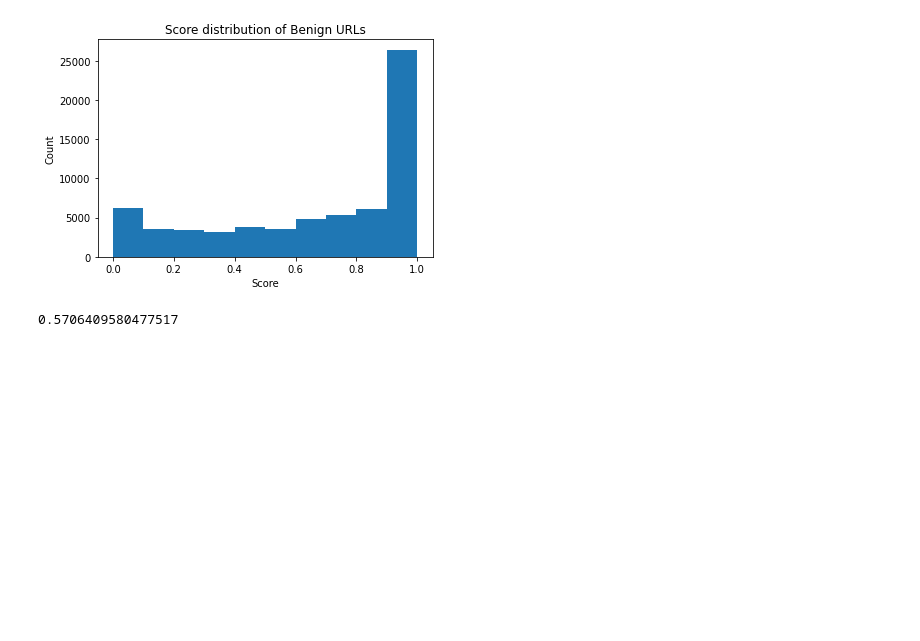
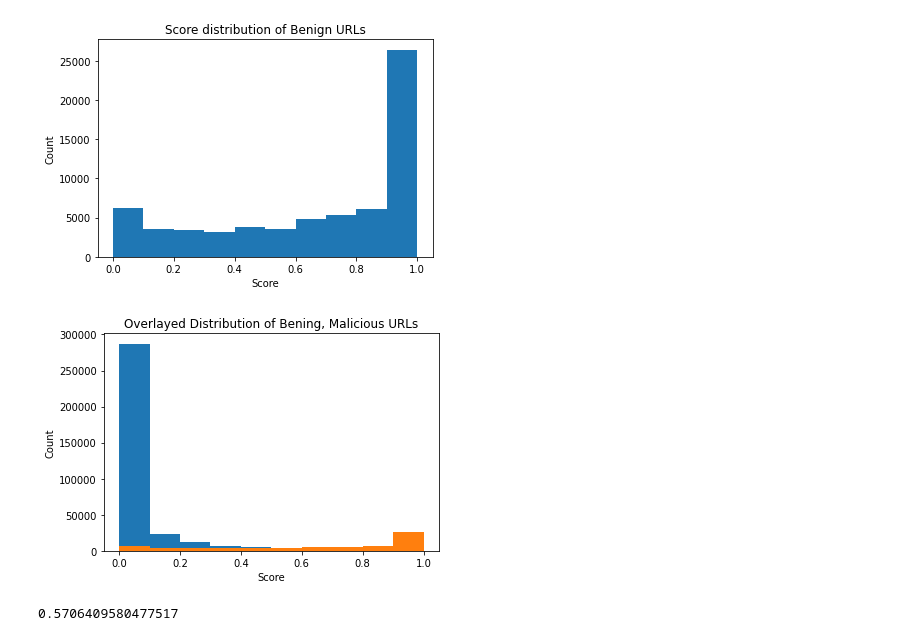
Before and after one commit to john-b-yang/cos513, a Jupyter notebook: etc/graphs.ipynb, the cells around one changed output. Drawn from its saved outputs; the diff is of its cells as text; code cells hidden in the pictures; blank space fills up the shorter version.

Commit message:
Overlaid URL distributions img

```diff
--- a/etc/graphs.ipynb
+++ b/etc/graphs.ipynb
@@ -28,6 +28,15 @@ plt.ylabel('Count');
 plt.savefig("imgs/url-ben.png")
 # %% [output]
 [figure]
+# %%
+plt.hist(scores_neg);
+plt.hist(scores_pos);
+plt.title('Overlayed Distribution of Bening, Malicious URLs');
+plt.xlabel('Score');
+plt.ylabel('Count');
+plt.savefig("imgs/url-overlay.png")
+# %% [output]
+[figure, added]
 # %%
 len(url_data[url_data['label'] == 1][url_data['score'] > 0.7])/(1.*total_pos)
 # %% [output]
```
Also changed, not shown: 1 other file.
